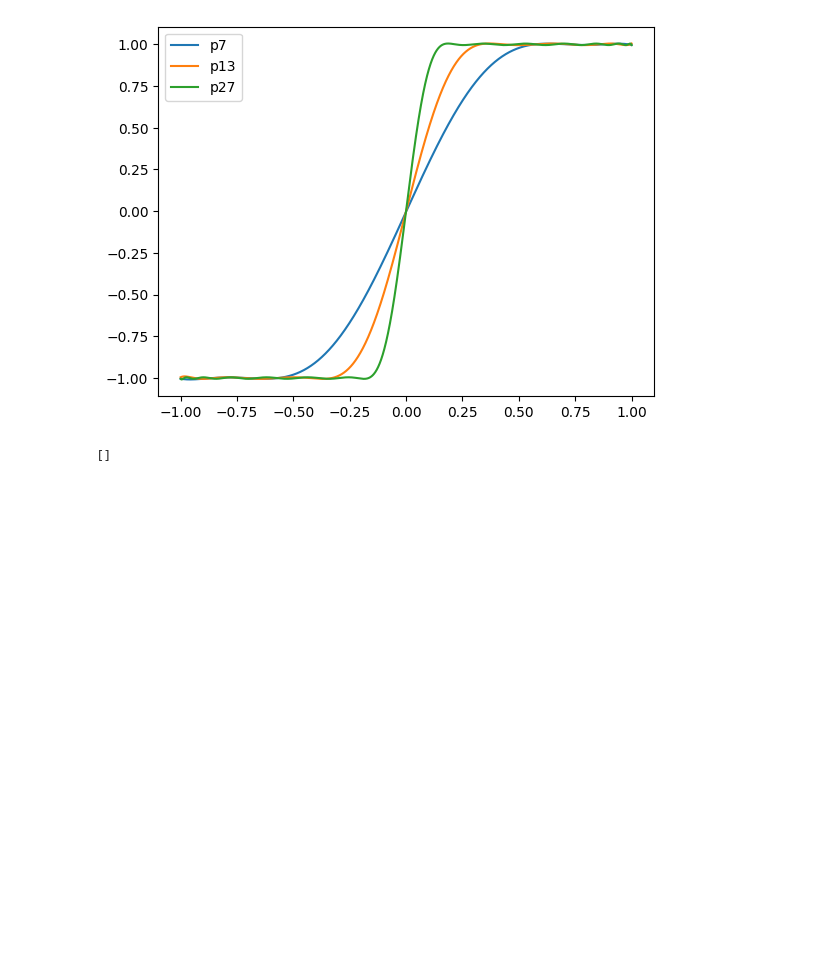
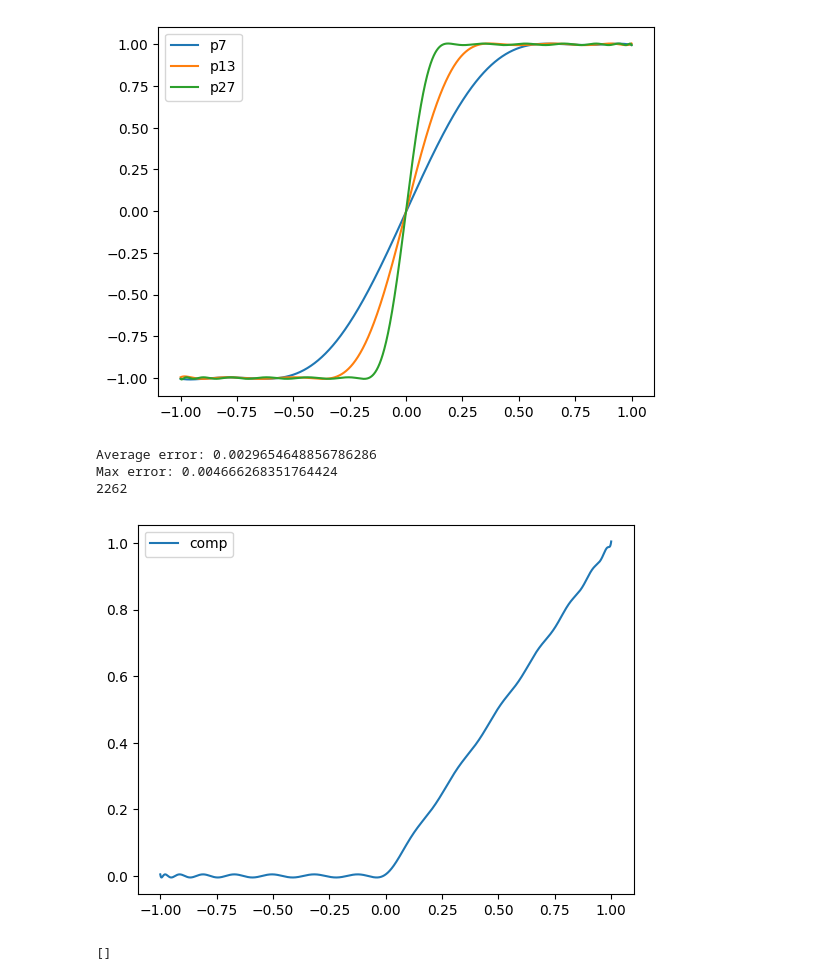
Before and after one commit to jkav77/fhenom, a Jupyter notebook: notebooks/relu.ipynb, the cells around one changed output. Saved outputs shown, nothing was run; the diff lists cells and outputs as text; code cells hidden in the pictures; blank space fills up the shorter version.

```diff
--- a/notebooks/relu.ipynb
+++ b/notebooks/relu.ipynb
@@ -298,6 +297,28 @@ plt.legend()
 plt.show()
 # %% [output]
 [figure]
+# %%
+x = np.linspace(-1, 1, 16384)
+relu = lambda x: max(0, x)
+p7 = P(remez(relu, 7)[0])
+p15 = P(remez(relu, 15)[0])
+p31 = P(remez(relu, 31)[0])
+
+error = np.abs(p31(x) - np.maximum(0, x))
+print(f"Average error: {np.sum(error)/16384}")
+print(f"Max error: {error.max()}")
+print (np.count_nonzero(error < 0.001))
+
+plt.plot(x, p31(x), label="comp")
+# plt.plot(x, p15(x), label="p15")
+# plt.plot(x, p31(x), label="p31")
+plt.legend()
+plt.show()
+# %% [output]
+Average error: 0.0029654648856786286
+Max error: 0.004666268351764424
+2262
+[figure, added]
 # %%
 
 plt.plot(x, f7(x), label="f7")
```
Also changed, not shown: parts of 1 cell of this notebook, 9 other files.
